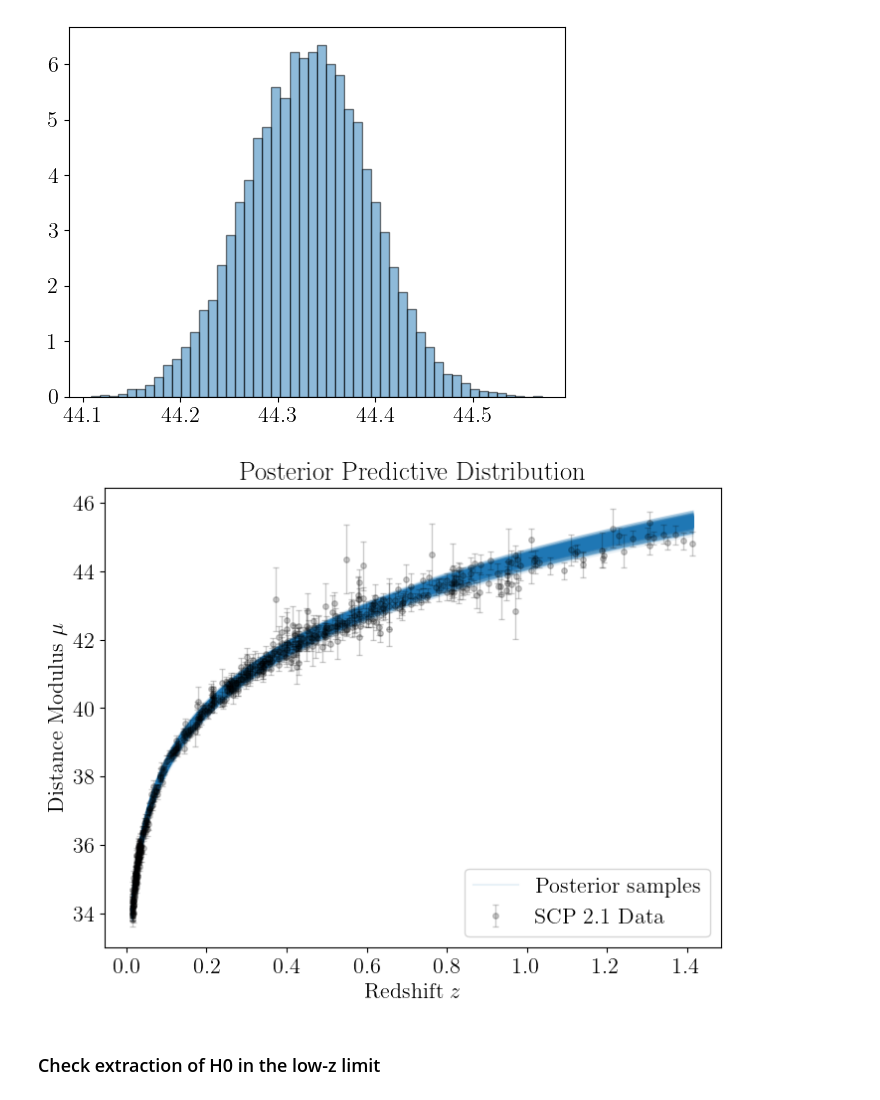
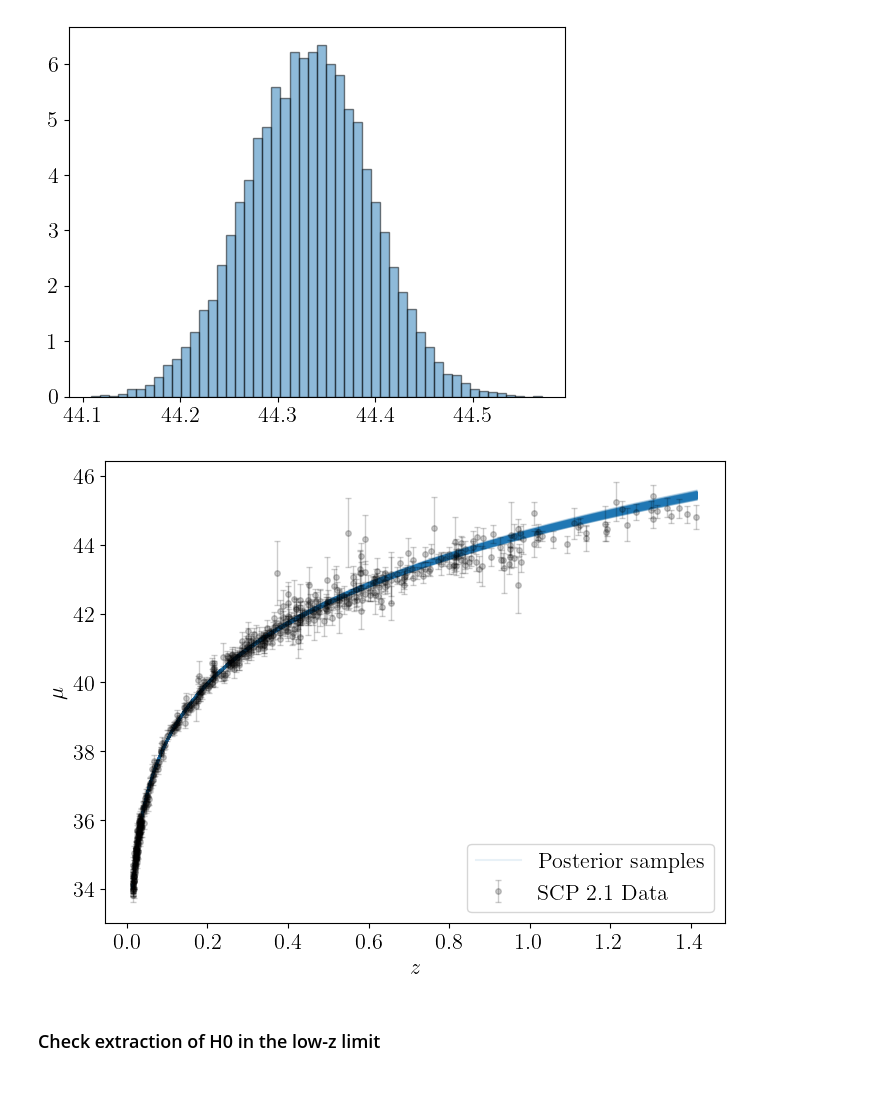
Before and after one commit to j-haralds/Advanced_sim, a Jupyter notebook: proj1_shared/proj1_master.ipynb, the cells around one changed output. Saved outputs shown, nothing was run; the diff lists cells and outputs as text; code cells hidden in the pictures.

```diff
--- a/proj1_shared/proj1_master.ipynb
+++ b/proj1_shared/proj1_master.ipynb
@@ -154,7 +154,7 @@ def log_likelihood(theta, z, mu, mu_err):
 
     Nd = len(mu)
     resid = mu - d_to_mu(get_dl(theta[0],z,theta[1]))
-    W = 1.0 / (mu_err**2) * (1/Nd)
+    W = 1.0 / (mu_err**2)
     quad = -1/2 * np.sum(resid**2 * W)/theta[2]
     const = -Nd/2 * np.sum(np.log(2 * np.pi * theta[2])) + 1/2 * np.sum(np.log(W))
     log_like = quad + const
@@ -355,25 +362,25 @@ plt.hist(ppd_hist, bins=50, density=True, color='tab:blue', alpha=0.5, edgecolor
 # %%
 Nsamp = 500
 sample_idx = random.sample(range(0, len(samples)), Nsamp)
 
 z_ = np.linspace(np.min(df['z']), np.max(df['z']), len(df['z']))
 plt.figure(figsize=(8,6))
 
 for idx in sample_idx:
     H_i = samples[idx,0]
     q_i = samples[idx,1]
-    mu_hat = low_z_model(H_i, z_, q_i) + np.random.normal(0,np.sqrt(samples[idx,2]))
+    mu_hat = low_z_model(H_i, z_, q_i) #+ np.random.normal(0,np.sqrt(samples[idx,2]))
     lbl = 'Posterior samples' if idx == sample_idx[0] else None
     plt.plot(z_, mu_hat, color='tab:blue', alpha=0.1, label=lbl)
 
-plt.xlabel('Redshift $z$')
-plt.ylabel('Distance Modulus $\\mu$')
-plt.title('Posterior Predictive Distribution')
+plt.xlabel('$z$')
+plt.ylabel('$\\mu$')
+# plt.title('Posterior Predictive Distribution')
 plt.errorbar(df['z'], df['mu'], yerr=mu_err, fmt='o', markersize=4, elinewidth=1, capsize=2, alpha=0.2, label='SCP 2.1 Data', color='black')
 plt.legend()
-# plt.savefig('figs/ppd_mu_vs_z.pdf')
+#plt.savefig('figs/ppd_mu_vs_z.pdf')
 # %% [output]
-[figure, old version]
+[figure, new version]
 # %% [markdown]
 ### Check extraction of H0 in the low-z limit
 # %%
```
Also changed, not shown: parts of 6 cells of this notebook, 2 other files.
